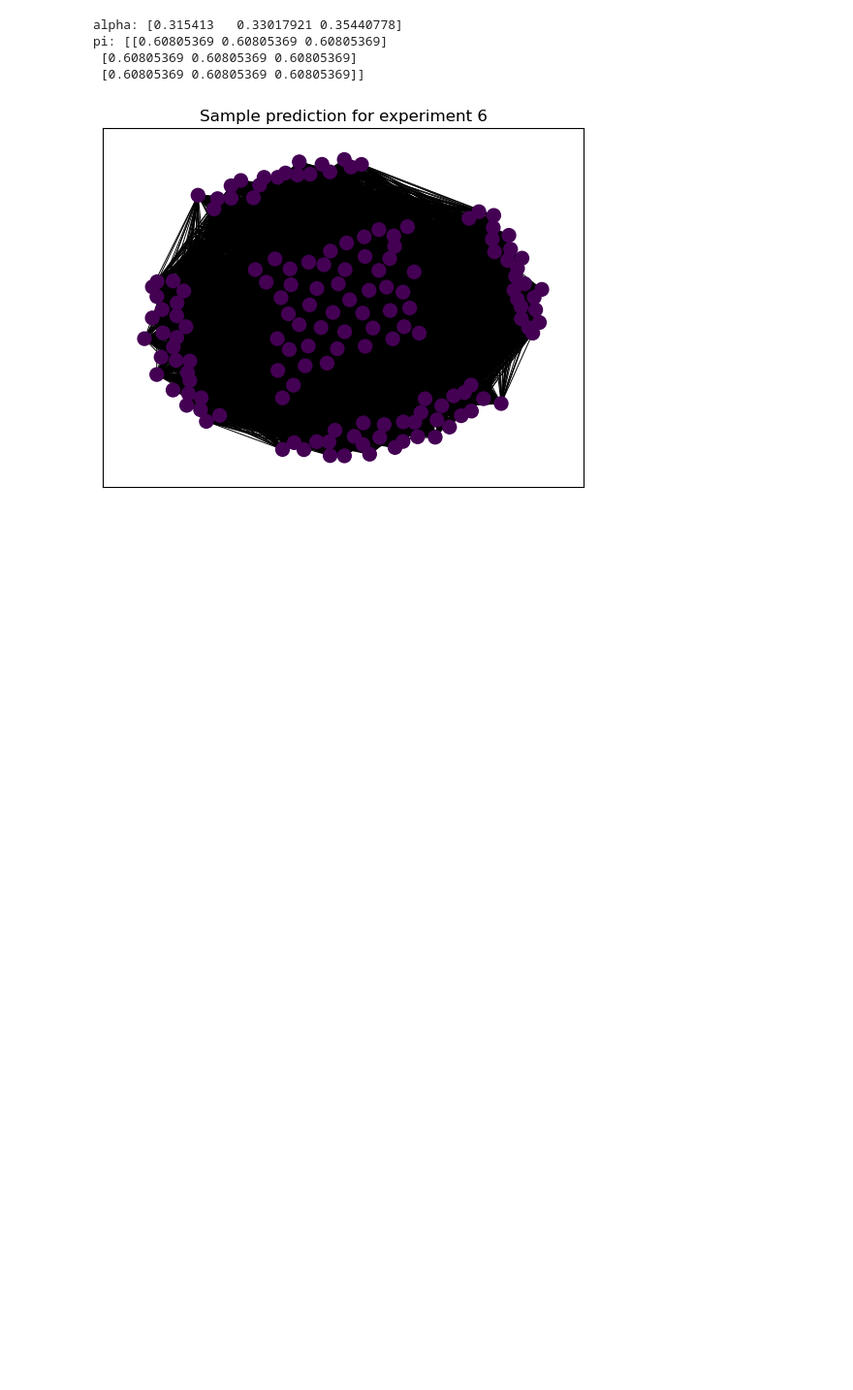
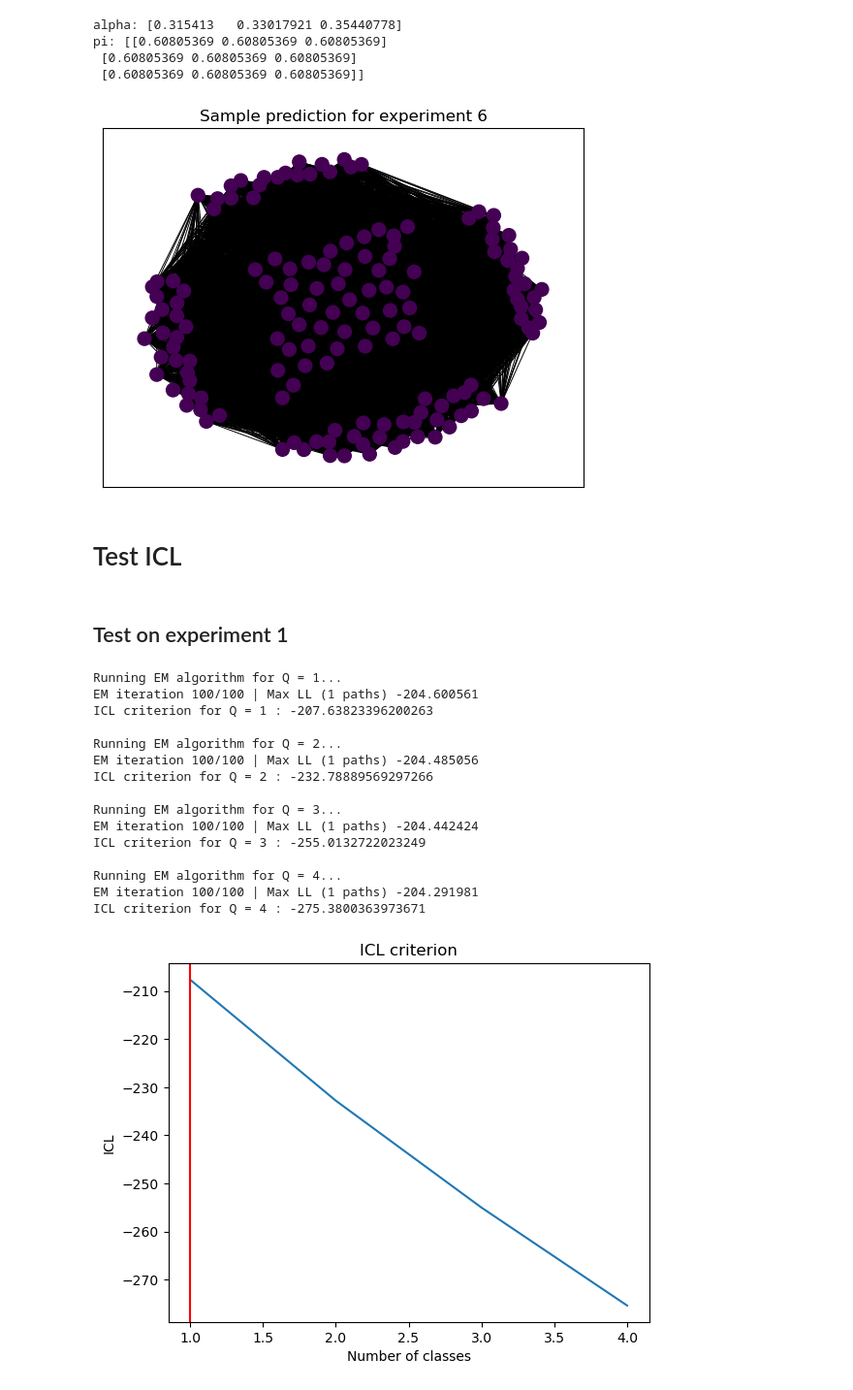
Before and after one commit to bastienlc/SBM-EM, a Jupyter notebook: experiments_SBM.ipynb, the cells around one changed output. Shown at 97% size. Cells and saved outputs as stored; diff of their text form; code cells hidden in the pictures; blank space fills up the shorter version.

Commit message:
Run ICL experiments

```diff
--- a/experiments_SBM.ipynb
+++ b/experiments_SBM.ipynb
@@ -365,3 +363,30 @@ pi: [[0.60805369 0.60805369 0.60805369]
  [0.60805369 0.60805369 0.60805369]
  [0.60805369 0.60805369 0.60805369]]
 [figure]
+# %% [markdown]
+# Test ICL
+# %% [markdown]
+## Test on experiment 1
+# %%
+experiment = 1
+Q_to_test = np.arange(1, 5)
+# %%
+X = graph_and_params_from_archive(f"SBM/experiment_{experiment}/graph_2.npz")[0]
+draw_criterion(X, Q_to_test, em_n_init=5, em_iterations=100)
+# %% [output]
+Running EM algorithm for Q = 1...
+EM iteration 100/100 | Max LL (1 paths) -204.600561
+ICL criterion for Q = 1 : -207.63823396200263
+
+Running EM algorithm for Q = 2...
+EM iteration 100/100 | Max LL (1 paths) -204.485056
+ICL criterion for Q = 2 : -232.78889569297266
+
+Running EM algorithm for Q = 3...
+EM iteration 100/100 | Max LL (1 paths) -204.442424
+ICL criterion for Q = 3 : -255.0132722023249
+
+Running EM algorithm for Q = 4...
+EM iteration 100/100 | Max LL (1 paths) -204.291981
+ICL criterion for Q = 4 : -275.3800363973671
+[figure, added]
```
Also changed, not shown: parts of 11 cells of this notebook, 5 other files.
